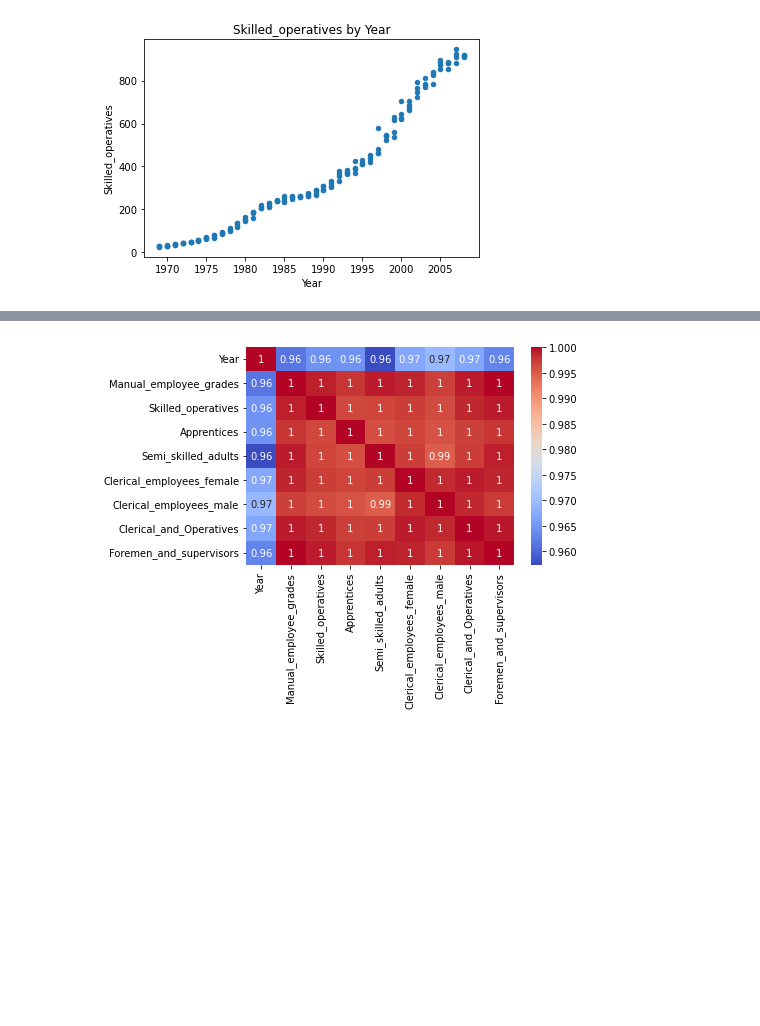
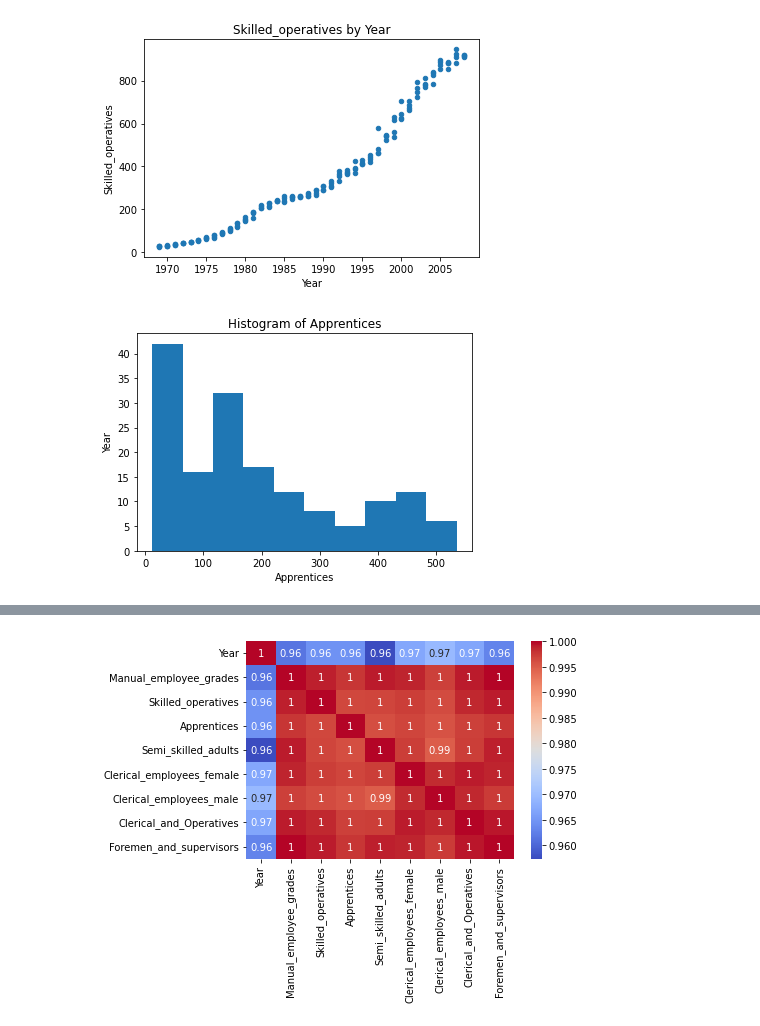
Before and after one commit to OmVootla/MSc-CA2, a Jupyter notebook: 2. EDA - Ireland-Avg Earnings per Week in Construction Industry..ipynb, the cells around one changed output, grey strips where cells are left out. Saved outputs shown, nothing was run; the diff lists cells and outputs as text; code cells hidden in the pictures; blank space fills up the shorter version.

```diff
--- a/2. EDA - Ireland-Avg Earnings per Week in Construction Industry..ipynb
+++ b/2. EDA - Ireland-Avg Earnings per Week in Construction Industry..ipynb
@@ -109,6 +105,14 @@ df.plot(kind='scatter',
 plt.show()
 # %% [output]
 [figure]
+# %%
+df['Apprentices'].plot.hist(bins=10)
+plt.xlabel('Apprentices')
+plt.ylabel('Year')
+plt.title('Histogram of Apprentices')
+plt.show()
+# %% [output]
+[figure, added]
 # %%
 df_corr=df.drop(["Quarter"],axis=1)
 corr = df_corr.corr()
```
Also changed, not shown: parts of 1 cell of this notebook, 4 other files.
